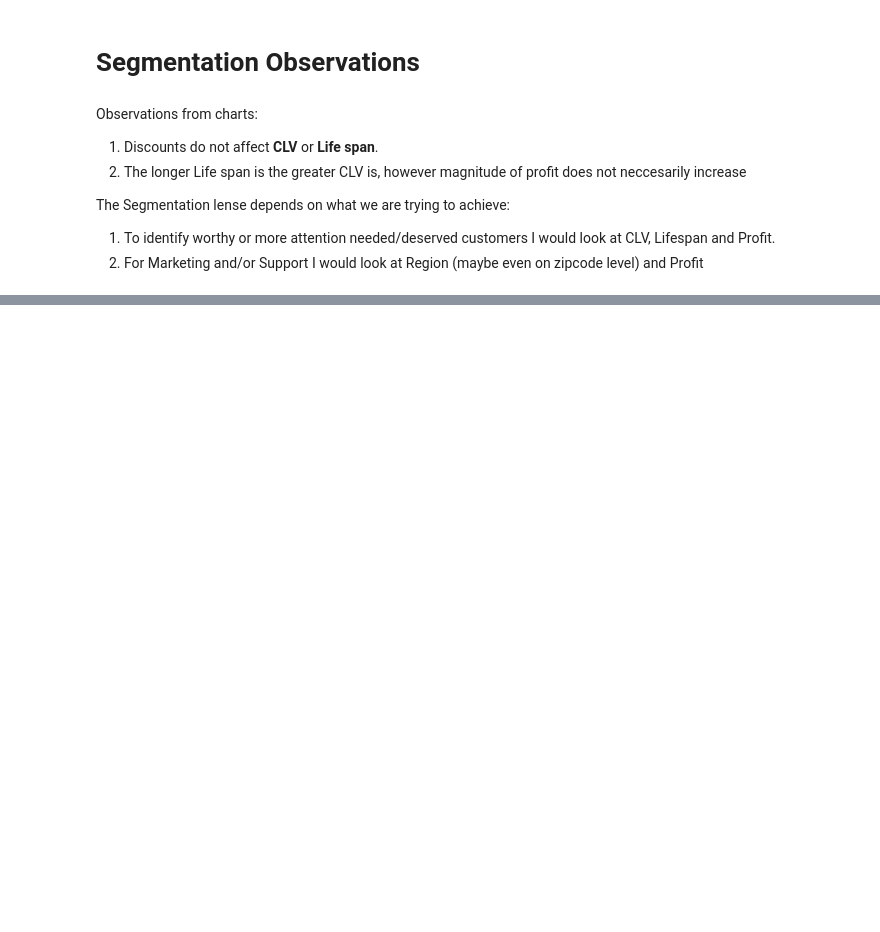
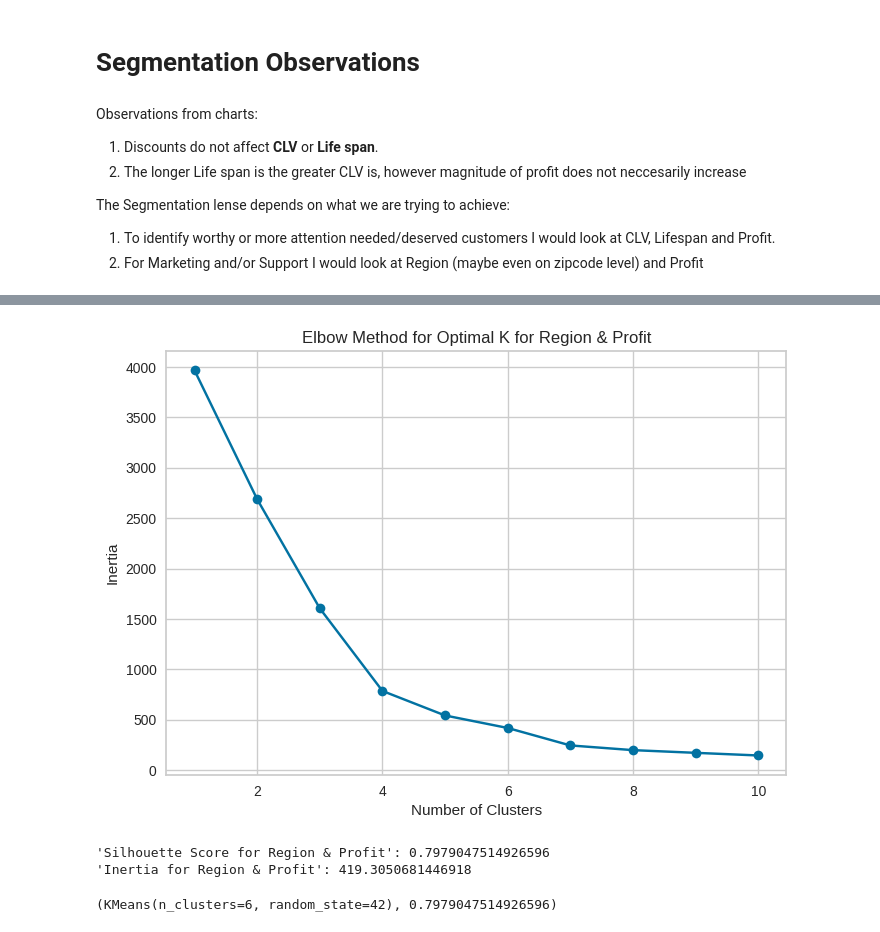
Before and after one commit to SuperDataScience-Community-Projects/SDS-CP008-superstore-customer-segmentation, a Jupyter notebook: notebooks/alex/SDS_CP008_superstore_customer_segmentation_Notebook_2_Clustering_Data.ipynb, the cells around one changed output, grey strips where cells are left out. Drawn from its saved outputs; the diff is of its cells as text; code cells hidden in the pictures; blank space fills up the shorter version.

```diff
--- a/notebooks/alex/SDS_CP008_superstore_customer_segmentation_Notebook_2_Clustering_Data.ipynb
+++ b/notebooks/alex/SDS_CP008_superstore_customer_segmentation_Notebook_2_Clustering_Data.ipynb
@@ -609,0 +825,7 @@ The Segmentation lense depends on what we are trying to achieve:
+# %%
+def replace_categ_column(df, categ_column_name) -> pd.DataFrame:
+    df_rd = pd.get_dummies(df, columns=[categ_column_name]).drop(['Customer ID'], axis=1)
+    # Convert only the boolean columns to integers
+    bool_cols = df_rd.select_dtypes(include='bool').columns
+    df_rd[bool_cols] = df_rd[bool_cols].astype(int)
+    return df_rd
@@ -609,0 +843,5 @@ The Segmentation lense depends on what we are trying to achieve:
+# %%
+df_profit_region =df_clv_dsc_lfspn[['Customer ID','Profit'	,'Region']]
+df_profit_region_rd = replace_categ_column(df_profit_region, 'Region')
+
+print(df_profit_region_rd.head(10))
@@ -609,0 +860,12 @@ The Segmentation lense depends on what we are trying to achieve:
+# %%
+scaler, scaled_profit_region_rd_df = get_scaler(df_profit_region_rd)
+# %%
+plot_elbow(scaled_profit_region_rd_df, title='Elbow Method for Optimal K for Region & Profit' )
+# %% [output]
+[figure, added]
+# %%
+predict_get_silohuette(scaled_profit_region_rd_df, df_profit_region_rd, n_clusters= 6, for_label='Region & Profit')
+# %% [output]
+'Silhouette Score for Region & Profit': 0.7979047514926596
+'Inertia for Region & Profit': 419.3050681446918
+(KMeans(n_clusters=6, random_state=42), 0.7979047514926596)
```
Also changed, not shown: parts of 59 cells of this notebook.
